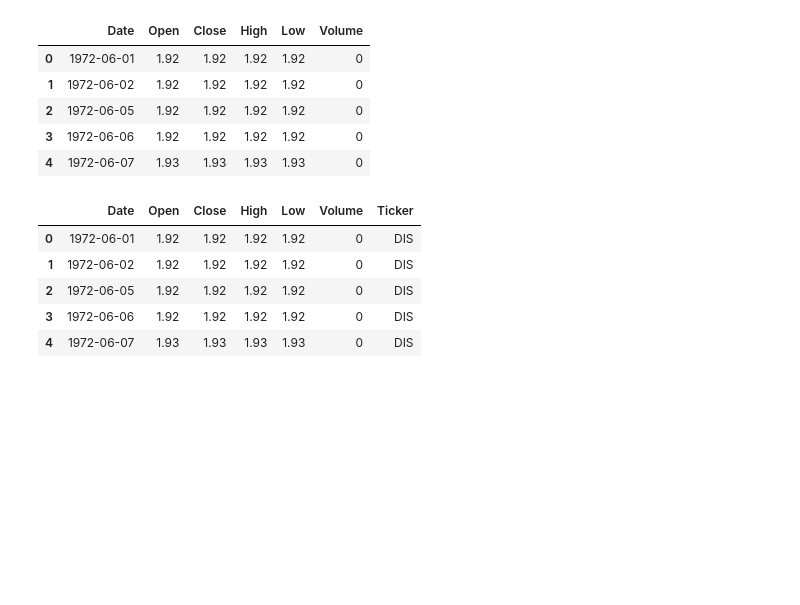
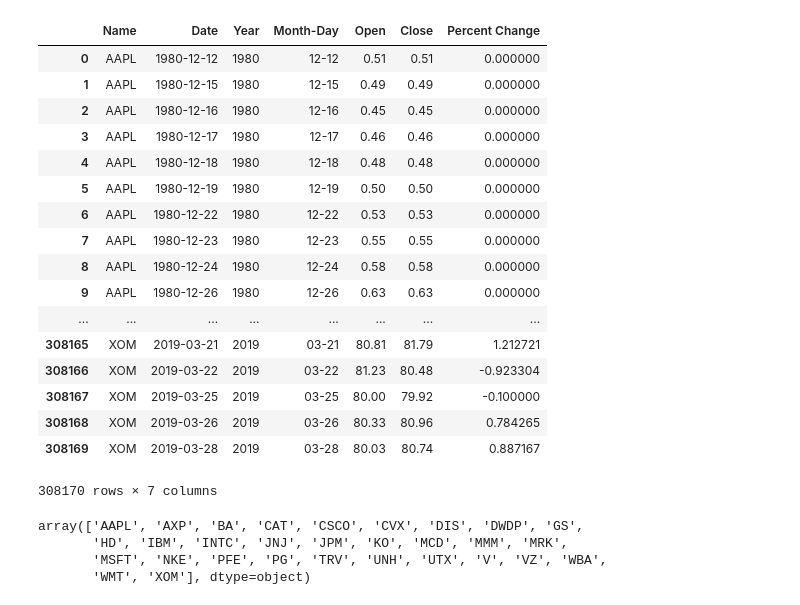
Before and after one commit to bpaynich/BRK-stocks-, a Jupyter notebook: jupyter/Experimental_Plotting.ipynb, the cells around one changed output. Cells and saved outputs as stored; diff of their text form; code cells hidden in the pictures; blank space fills up the shorter version.

```diff
--- a/jupyter/Experimental_Plotting.ipynb
+++ b/jupyter/Experimental_Plotting.ipynb
@@ -6,28 +15,47 @@ import numpy as np
-# %%
-# File to load
-DIS_data_to_load = "../stock_csv/worldtradingdata-history-DIS.csv"
-
-# Read CSV
-DIS_data = pd.read_csv(DIS_data_to_load)
-
-# Display preview
-DIS_data.head()
-# %% [output]
-|  | Date | Open | Close | High | Low | Volume |
-| 0 | 1972-06-01 | 1.92 | 1.92 | 1.92 | 1.92 | 0 |
-| 1 | 1972-06-02 | 1.92 | 1.92 | 1.92 | 1.92 | 0 |
-| 2 | 1972-06-05 | 1.92 | 1.92 | 1.92 | 1.92 | 0 |
-| 3 | 1972-06-06 | 1.92 | 1.92 | 1.92 | 1.92 | 0 |
-| 4 | 1972-06-07 | 1.93 | 1.93 | 1.93 | 1.93 | 0 |
-# %%
-# Create new column with ticker name
-DIS_data["Ticker"] = "DIS"
-
-DIS_data.head()
-# %% [output]
-|  | Date | Open | Close | High | Low | Volume | Ticker |
-| 0 | 1972-06-01 | 1.92 | 1.92 | 1.92 | 1.92 | 0 | DIS |
-| 1 | 1972-06-02 | 1.92 | 1.92 | 1.92 | 1.92 | 0 | DIS |
-| 2 | 1972-06-05 | 1.92 | 1.92 | 1.92 | 1.92 | 0 | DIS |
-| 3 | 1972-06-06 | 1.92 | 1.92 | 1.92 | 1.92 | 0 | DIS |
-| 4 | 1972-06-07 | 1.93 | 1.93 | 1.93 | 1.93 | 0 | DIS |
+# %%
+conn = sqlite3.connect("../db/stock.sqlite")
+stock_df = pd.read_sql_query("SELECT Name, Date, Open, Close FROM master", conn)
+
+
+split_date = stock_df["Date"].str.split("-", n = 1, expand = True)
+open = stock_df["Open"]
+close = stock_df["Close"]
+percent_change = ((close - open)/open)*100
+
+ticker_df = pd.DataFrame({
+    "Name": stock_df["Name"],
+    "Date": stock_df["Date"],
+    "Year": split_date[0],
+    "Month-Day": split_date[1],
+    "Open": stock_df["Open"],
+    "Close": stock_df["Close"],
+    "Percent Change": percent_change
+    })
+ticker_df
+# %% [output]
+|  | Name | Date | Year | Month-Day | Open | Close | Percent Change |
+| 0 | AAPL | 1980-12-12 | 1980 | 12-12 | 0.51 | 0.51 | 0.000000 |
+| 1 | AAPL | 1980-12-15 | 1980 | 12-15 | 0.49 | 0.49 | 0.000000 |
+| 2 | AAPL | 1980-12-16 | 1980 | 12-16 | 0.45 | 0.45 | 0.000000 |
+| 3 | AAPL | 1980-12-17 | 1980 | 12-17 | 0.46 | 0.46 | 0.000000 |
+| 4 | AAPL | 1980-12-18 | 1980 | 12-18 | 0.48 | 0.48 | 0.000000 |
+| 5 | AAPL | 1980-12-19 | 1980 | 12-19 | 0.50 | 0.50 | 0.000000 |
+| 6 | AAPL | 1980-12-22 | 1980 | 12-22 | 0.53 | 0.53 | 0.000000 |
+| 7 | AAPL | 1980-12-23 | 1980 | 12-23 | 0.55 | 0.55 | 0.000000 |
+| 8 | AAPL | 1980-12-24 | 1980 | 12-24 | 0.58 | 0.58 | 0.000000 |
+| 9 | AAPL | 1980-12-26 | 1980 | 12-26 | 0.63 | 0.63 | 0.000000 |
+| ... | ... | ... | ... | ... | ... | ... | ... |
+| 308165 | XOM | 2019-03-21 | 2019 | 03-21 | 80.81 | 81.79 | 1.212721 |
+| 308166 | XOM | 2019-03-22 | 2019 | 03-22 | 81.23 | 80.48 | -0.923304 |
+| 308167 | XOM | 2019-03-25 | 2019 | 03-25 | 80.00 | 79.92 | -0.100000 |
+| 308168 | XOM | 2019-03-26 | 2019 | 03-26 | 80.33 | 80.96 | 0.784265 |
+| 308169 | XOM | 2019-03-28 | 2019 | 03-28 | 80.03 | 80.74 | 0.887167 |
+308170 rows × 7 columns
+# %%
+unique_tickers = stock_df["Name"].unique()
+unique_tickers
+# %% [output]
+array(['AAPL', 'AXP', 'BA', 'CAT', 'CSCO', 'CVX', 'DIS', 'DWDP', 'GS',
+       'HD', 'IBM', 'INTC', 'JNJ', 'JPM', 'KO', 'MCD', 'MMM', 'MRK',
+       'MSFT', 'NKE', 'PFE', 'PG', 'TRV', 'UNH', 'UTX', 'V', 'VZ', 'WBA',
+       'WMT', 'XOM'], dtype=object)
```
Also changed, not shown: parts of 16 cells of this notebook, 6 other files.
